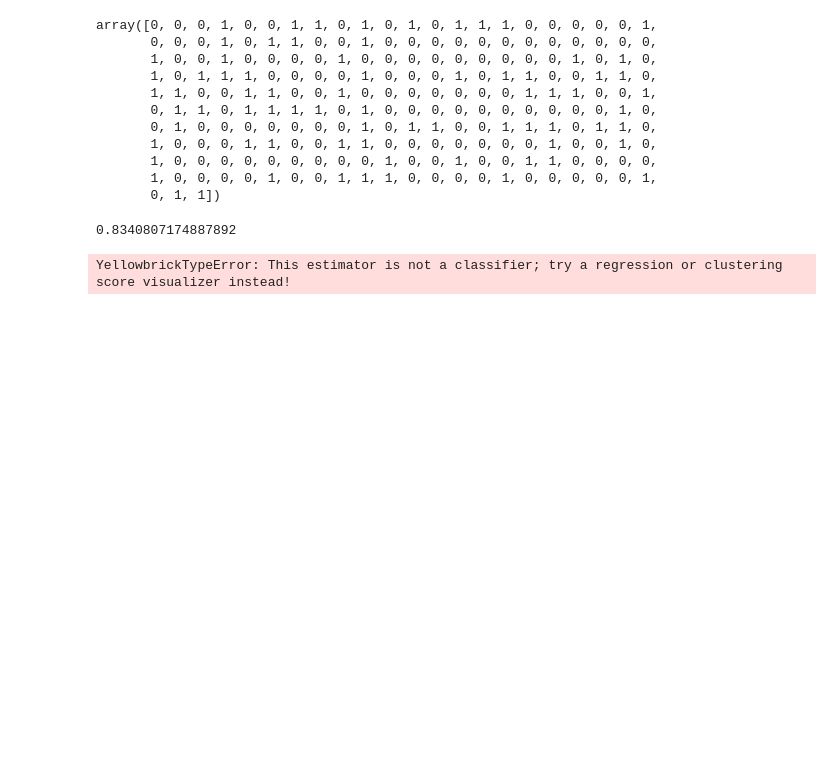
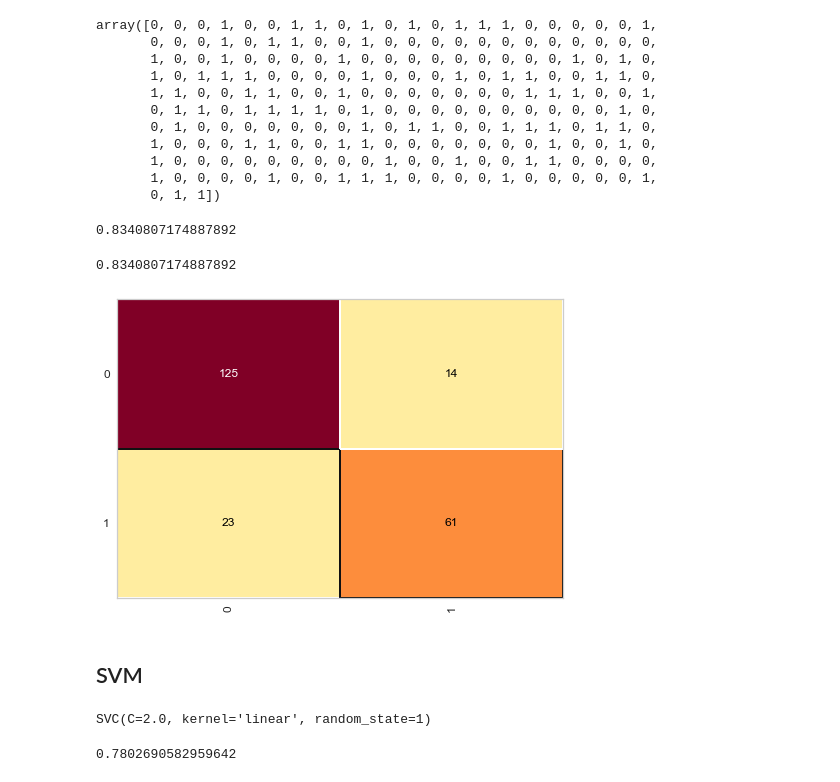
Before and after one commit to alexiagabrielly/titanic-challenge, a Jupyter notebook: titanic.ipynb, the cells around one changed output. Cells and saved outputs as stored; diff of their text form; code cells hidden in the pictures; blank space fills up the shorter version.

Commit message:
Fazer modelo de SVM e MLP e comparativo entre score de todos os modelos

```diff
--- a/titanic.ipynb
+++ b/titanic.ipynb
@@ -391,8 +396,16 @@ accuracy_score(y_teste, random_forest_predict)
 # %% [output]
 0.8340807174887892
 # %%
-cm = ConfusionMatrix(arvore_titanic)
+cm = ConfusionMatrix(random_forest_titanic)
 cm.fit(X_treinamento, y_treinamento)
 cm.score(X_teste, y_teste)
 # %% [output]
-YellowbrickTypeError: This estimator is not a classifier; try a regression or clustering score visualizer instead!
+0.8340807174887892
+[figure, added]
+# %% [markdown]
+## SVM
+# %%
+svm_titanic = SVC(kernel='linear', random_state=1, C=2.0)
+svm_titanic.fit(X_treinamento, y_treinamento)
+# %% [output]
+SVC(C=2.0, kernel='linear', random_state=1)
@@ -398,0 +414,5 @@ YellowbrickTypeError: This estimator is not a classifier; try a regression or cl
+# %%
+svm_score = accuracy_score(y_teste, svm_predict)
+svm_score
+# %% [output]
+0.7802690582959642
```
Also changed, not shown: parts of 19 cells of this notebook.
